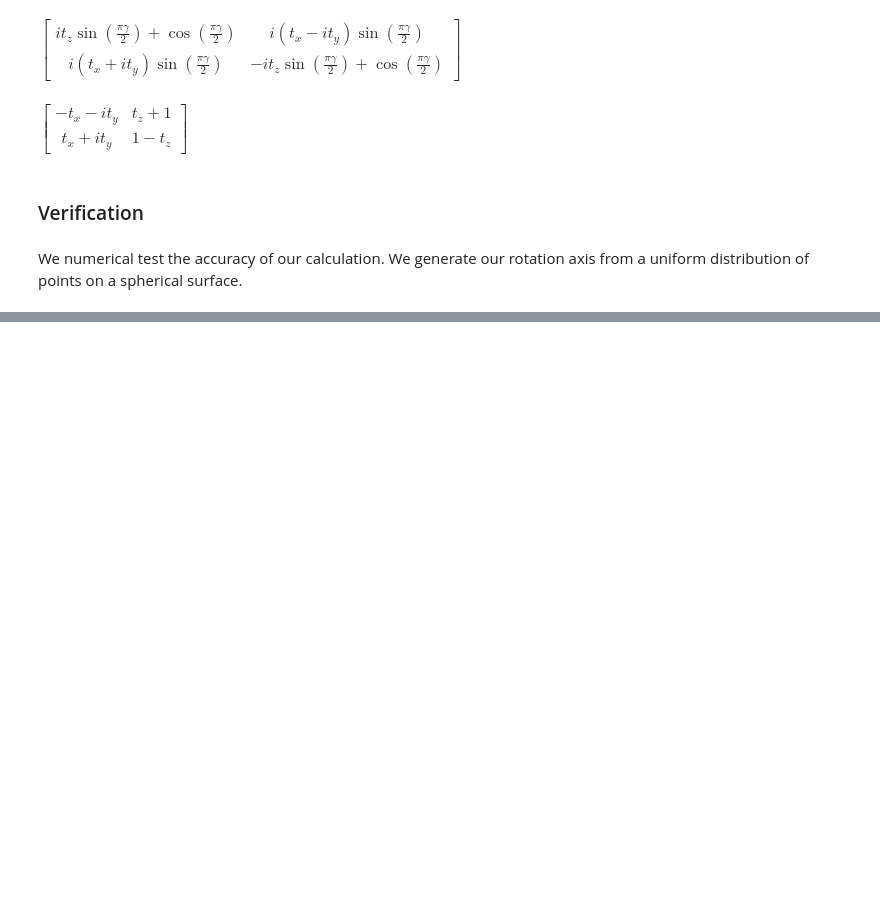
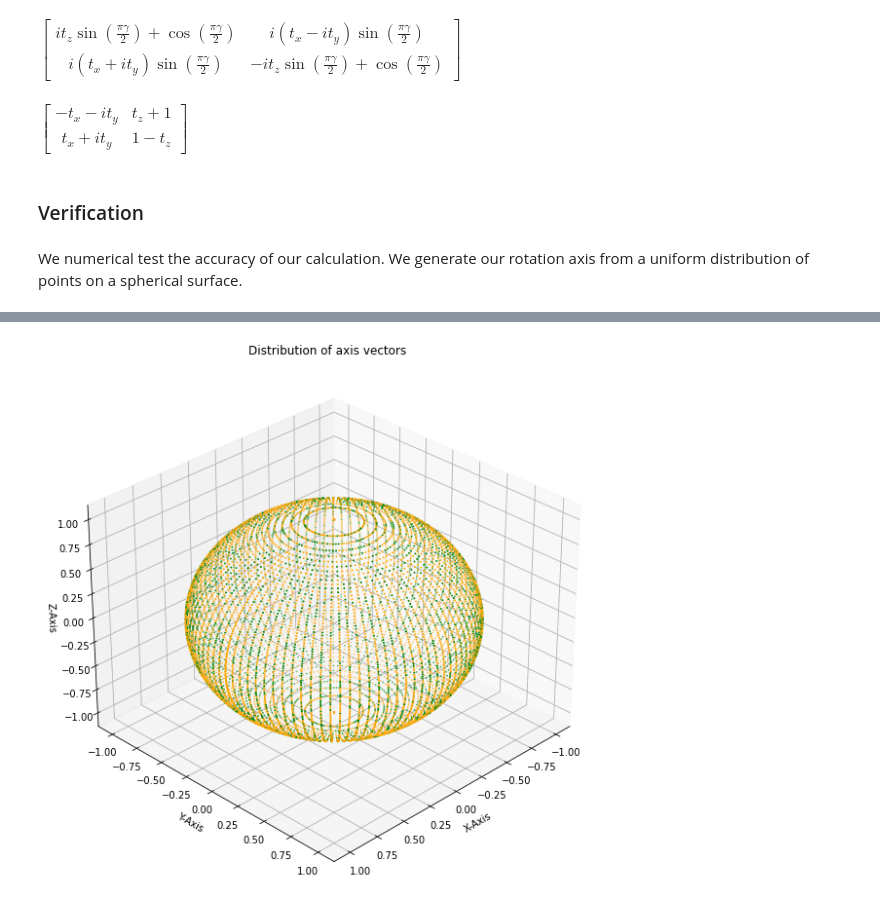
Before and after one commit to mpham26uchicago/QOSF_Mentorship, a Jupyter notebook: Matrix Power.ipynb, the cells around one changed output, grey strips where cells are left out. Cells and saved outputs as stored; diff of their text form; code cells hidden in the pictures; blank space fills up the shorter version.

```diff
--- a/Matrix Power.ipynb
+++ b/Matrix Power.ipynb
@@ -244,20 +251,26 @@ plt.show()
 # %%
 ID = np.identity(2)
-
-T = 0
+X = np.array([[0, 1], [1, 0]])
+Y = np.array([[0, -1j], [1j, 0]])
+Z = np.array([[1 , 0], [0, -1]])
 
 x_true, y_true, z_true = [], [], []
 x_false, y_false, z_false = [], [], []
 
-no_theta = 50
-no_a = 50
+theta_lb, theta_ub, no_theta = 0, 2*np.pi, 100
+a_lb, a_ub, no_a = -1, 1, 100
 
-for theta in np.linspace(0, 2*np.pi, no_theta):
-    for a in np.linspace(-1, 1, no_a):
+acc_list = []
+
+T = 0
+
+for theta in np.linspace(theta_lb, theta_ub, no_theta):
+    for a in np.linspace(a_lb, a_ub, no_a):
+
         s_a = np.sqrt(1-a**2)
         t_x, t_y, t_z = np.cos(theta) * s_a, np.sin(theta) * s_a, a
-        sigma_n = t_x*X + t_y*Y + t_z*Z
-        gamma = 10
+        A = t_x*X + t_y*Y + t_z*Z
+        gamma = np.random.rand()*50
 
         if np.all(np.isclose(np.exp(1j*np.pi*gamma/2) * ( np.cos(np.pi*gamma/2)*ID - 1j*np.sin(np.pi*gamma/2)*A),
                              frac_mat_pow(A, gamma))):
@@ -289,0 +287,20 @@ Now everything looks like it follows one equation?!
+# %%
+# importing mplot3d toolkits, numpy and matplotlib
+from mpl_toolkits.mplot3d import Axes3D
+import numpy as np
+import matplotlib.pyplot as plt
+
+fig = plt.figure(figsize = (10, 10))
+
+# syntax for 3-D projection
+ax = plt.axes(projection ='3d')
+ax.scatter(x_true, y_true, z_true, c = 'orange', s = 1)
+ax.scatter(x_false, y_false, z_false, c = 'green', s = 1)
+ax.set_xlabel('X-Axis')
+ax.set_ylabel('Y-Axis')
+ax.set_zlabel('Z-Axis')
+ax.set_title('Distribution of axis vectors')
+ax.view_init(elev = 30, azim = 45)
+plt.show()
+# %% [output]
+[figure, added]
```
Also changed, not shown: parts of 28 cells of this notebook.
